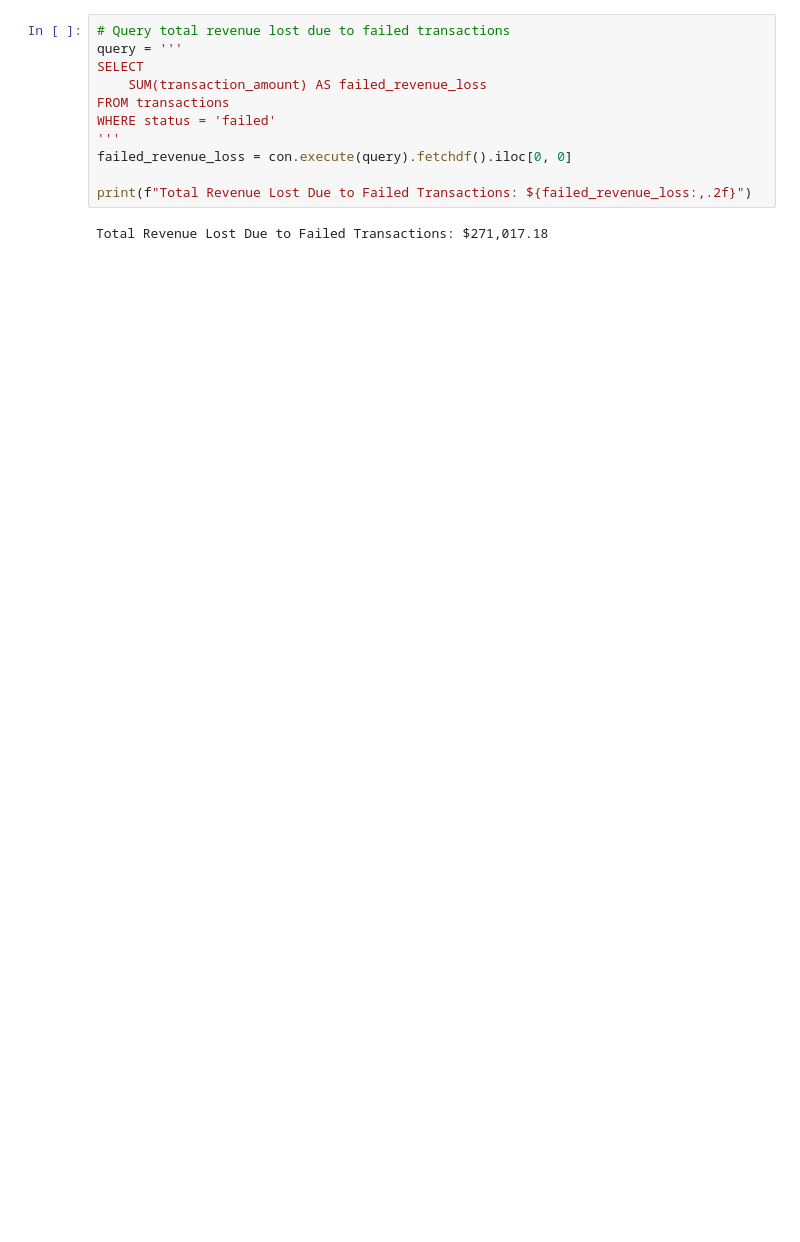
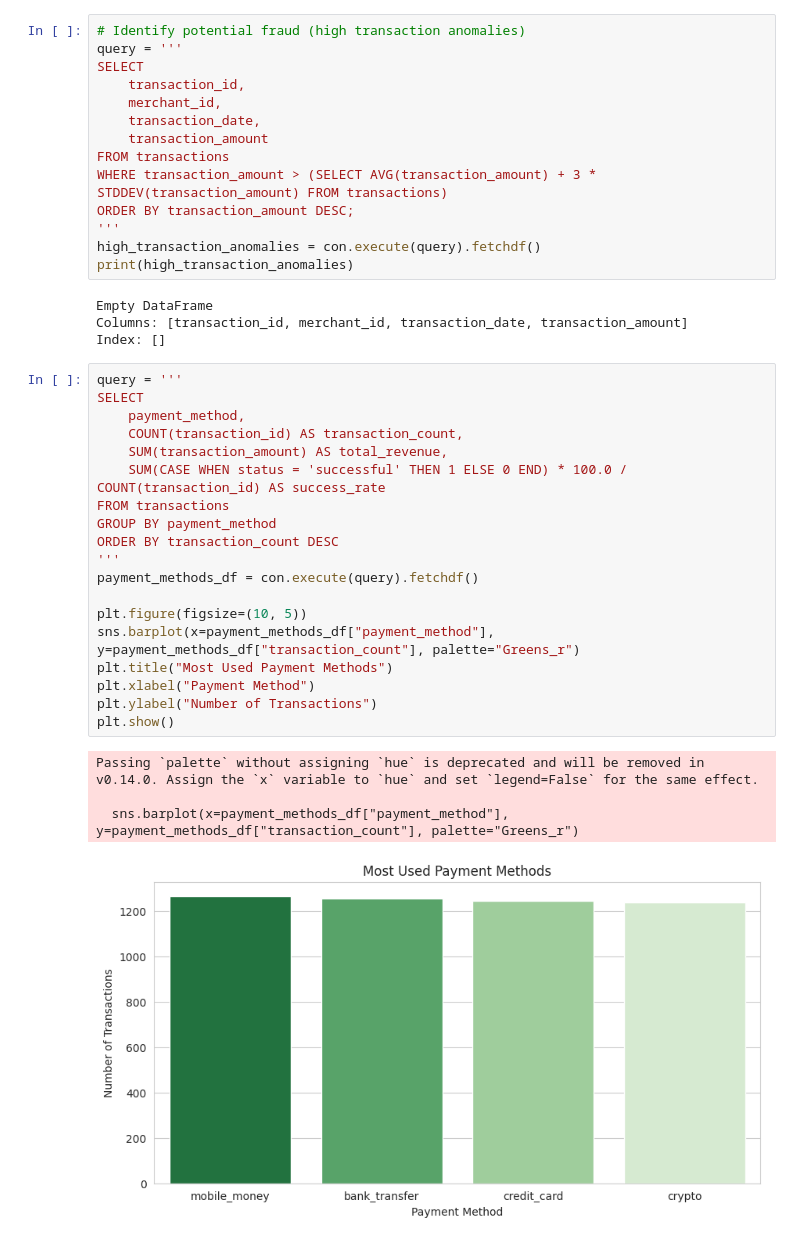
Before and after one commit to techacct/fincra_take_home, a Jupyter notebook: DuckDB_Payment_Analysis.ipynb, the cells around one changed output. Drawn from its saved outputs; the diff is of its cells as text; blank space fills up the shorter version.

Commit message:
Data Analysis

```diff
--- a/DuckDB_Payment_Analysis.ipynb
+++ b/DuckDB_Payment_Analysis.ipynb
@@ -137,13 +144,42 @@ plt.show()
 # %%
-# Query total revenue lost due to failed transactions
+# Identify potential fraud (high transaction anomalies)
 query = '''
 SELECT
-    SUM(transaction_amount) AS failed_revenue_loss
+    transaction_id,
+    merchant_id,
+    transaction_date,
+    transaction_amount
 FROM transactions
-WHERE status = 'failed'
+WHERE transaction_amount > (SELECT AVG(transaction_amount) + 3 * STDDEV(transaction_amount) FROM transactions)
+ORDER BY transaction_amount DESC;
 '''
-failed_revenue_loss = con.execute(query).fetchdf().iloc[0, 0]
-
-print(f"Total Revenue Lost Due to Failed Transactions: ${failed_revenue_loss:,.2f}")
+high_transaction_anomalies = con.execute(query).fetchdf()
+print(high_transaction_anomalies)
 # %% [output]
-Total Revenue Lost Due to Failed Transactions: $271,017.18
+Empty DataFrame
+Columns: [transaction_id, merchant_id, transaction_date, transaction_amount]
+Index: []
+# %%
+query = '''
+SELECT
+    payment_method,
+    COUNT(transaction_id) AS transaction_count,
+    SUM(transaction_amount) AS total_revenue,
+    SUM(CASE WHEN status = 'successful' THEN 1 ELSE 0 END) * 100.0 / COUNT(transaction_id) AS success_rate
+FROM transactions
+GROUP BY payment_method
+ORDER BY transaction_count DESC
+'''
+payment_methods_df = con.execute(query).fetchdf()
+
+plt.figure(figsize=(10, 5))
+sns.barplot(x=payment_methods_df["payment_method"], y=payment_methods_df["transaction_count"], palette="Greens_r")
+plt.title("Most Used Payment Methods")
+plt.xlabel("Payment Method")
+plt.ylabel("Number of Transactions")
+plt.show()
+# %% [output]
+Passing `palette` without assigning `hue` is deprecated and will be removed in v0.14.0. Assign the `x` variable to `hue` and set `legend=False` for the same effect.
+
+  sns.barplot(x=payment_methods_df["payment_method"], y=payment_methods_df["transaction_count"], palette="Greens_r")
+[figure, added]
```
Also changed, not shown: parts of 13 cells of this notebook.
